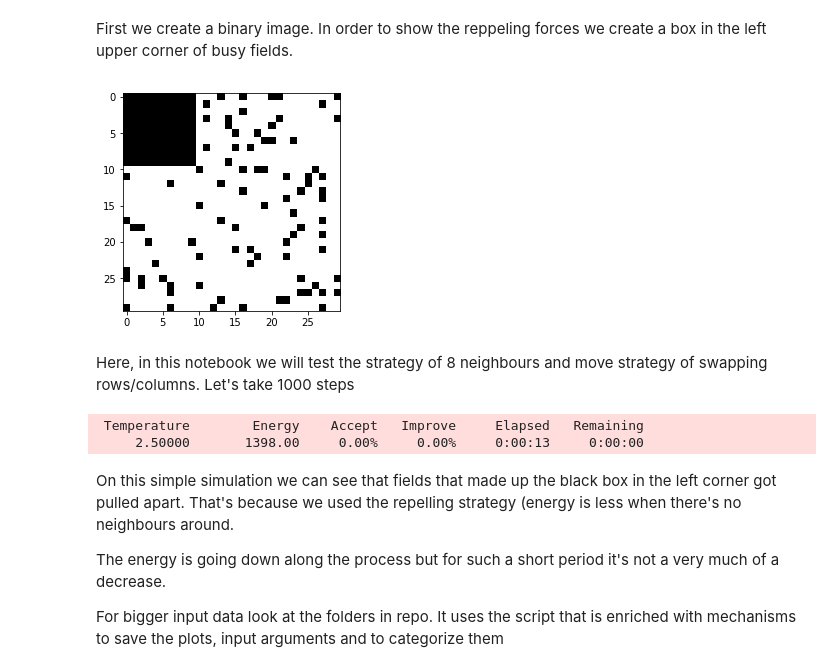
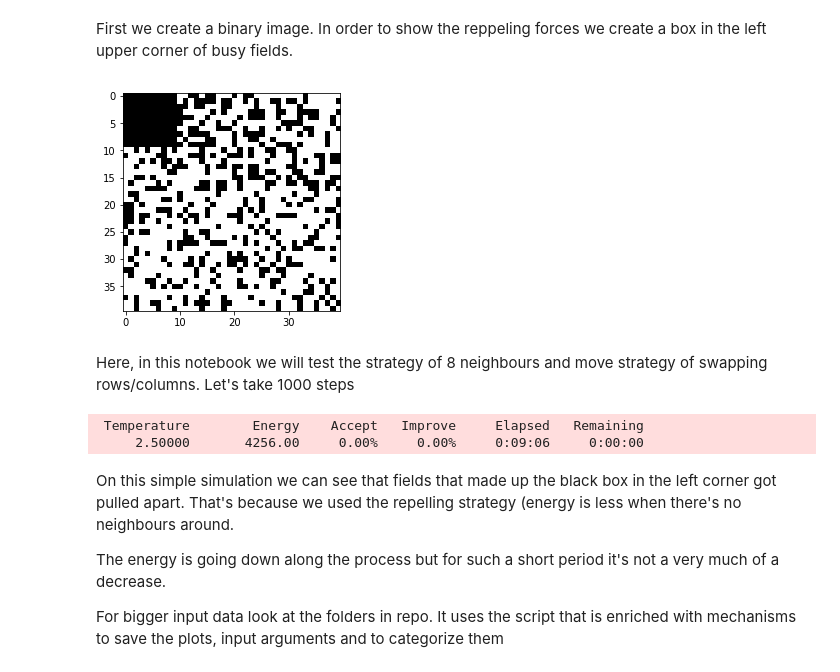
Before and after one commit to kanes115/MOWNIT, a Jupyter notebook: lab4/SprawozdanieLab4.ipynb, the cells around one changed output. Cells and saved outputs as stored; diff of their text form; code cells hidden in the pictures.

```diff
--- a/lab4/SprawozdanieLab4.ipynb
+++ b/lab4/SprawozdanieLab4.ipynb
@@ -176,24 +177,24 @@ First we create a binary image. In order to show the reppeling forces we create
 # %%
 def populate(array, density, fill_box=False):
     for i in range(array.shape[0]):
         for j in range(array.shape[1]):
             if i < 10 and j < 10 and fill_box:
                 array[i][j] = True
             if random.uniform(0.0, 1.0) < density:
                 array[i][j] = True
 
 def plot(image, name):
     plt.imshow(img, cmap='Greys')
     plt.savefig(name, bbox_inches='tight')
     plt.show()
 
-n = 30
-d = 0.1
+n = 40
+d = 0.3
 img = np.zeros((n, n), dtype=bool)
 populate(img, d, True)
 plot(img, 'start.png')
 # %% [output]
-[figure, old version]
+[figure, new version]
 # %%
 class BinaryImg(Annealer):
 
@@ -300,13 +301,13 @@ class BinaryImg(Annealer):
 Here, in this notebook we will test the strategy of 8 neighbours and move strategy of swapping rows/columns. Let's take 1000 steps
 # %%
 tsp = BinaryImg(img, '8neigh', 'rows')
-tsp.steps = 1000
+tsp.steps = 25000
 tsp.copy_strategy = "slice"
 
 res_img, e = tsp.anneal()
 # %% [output]
  Temperature        Energy    Accept   Improve     Elapsed   Remaining
-     2.50000       1398.00     0.00%     0.00%     0:00:13     0:00:00
+     2.50000       4256.00     0.00%     0.00%     0:09:06     0:00:00
 # %% [markdown]
 On this simple simulation we can see that fields that made up the black box in the left corner got pulled apart. That's because we used the repelling strategy (energy is less when there's no neighbours around.
 
```
Also changed, not shown: parts of 6 cells of this notebook, 1 other file.
